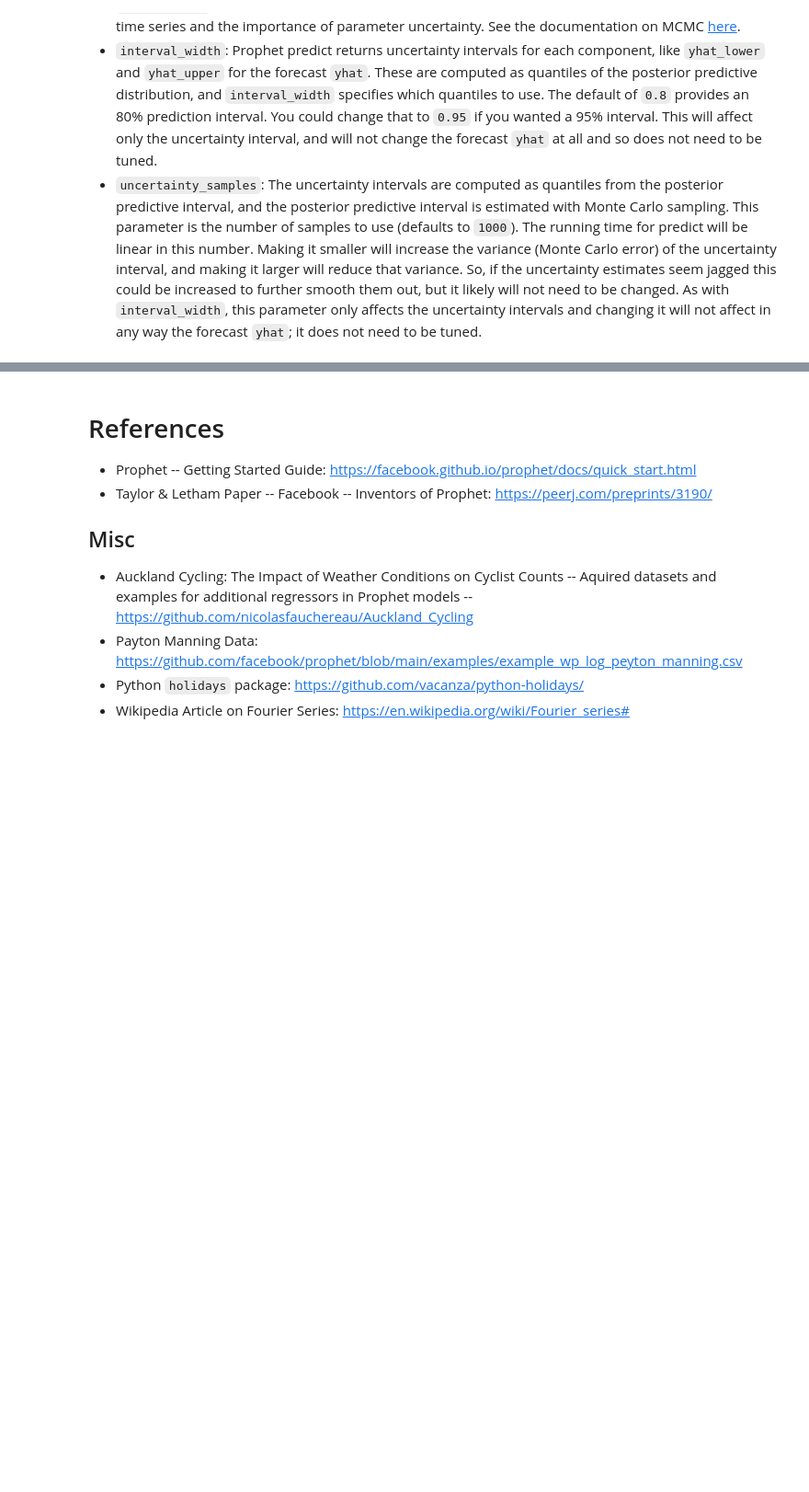
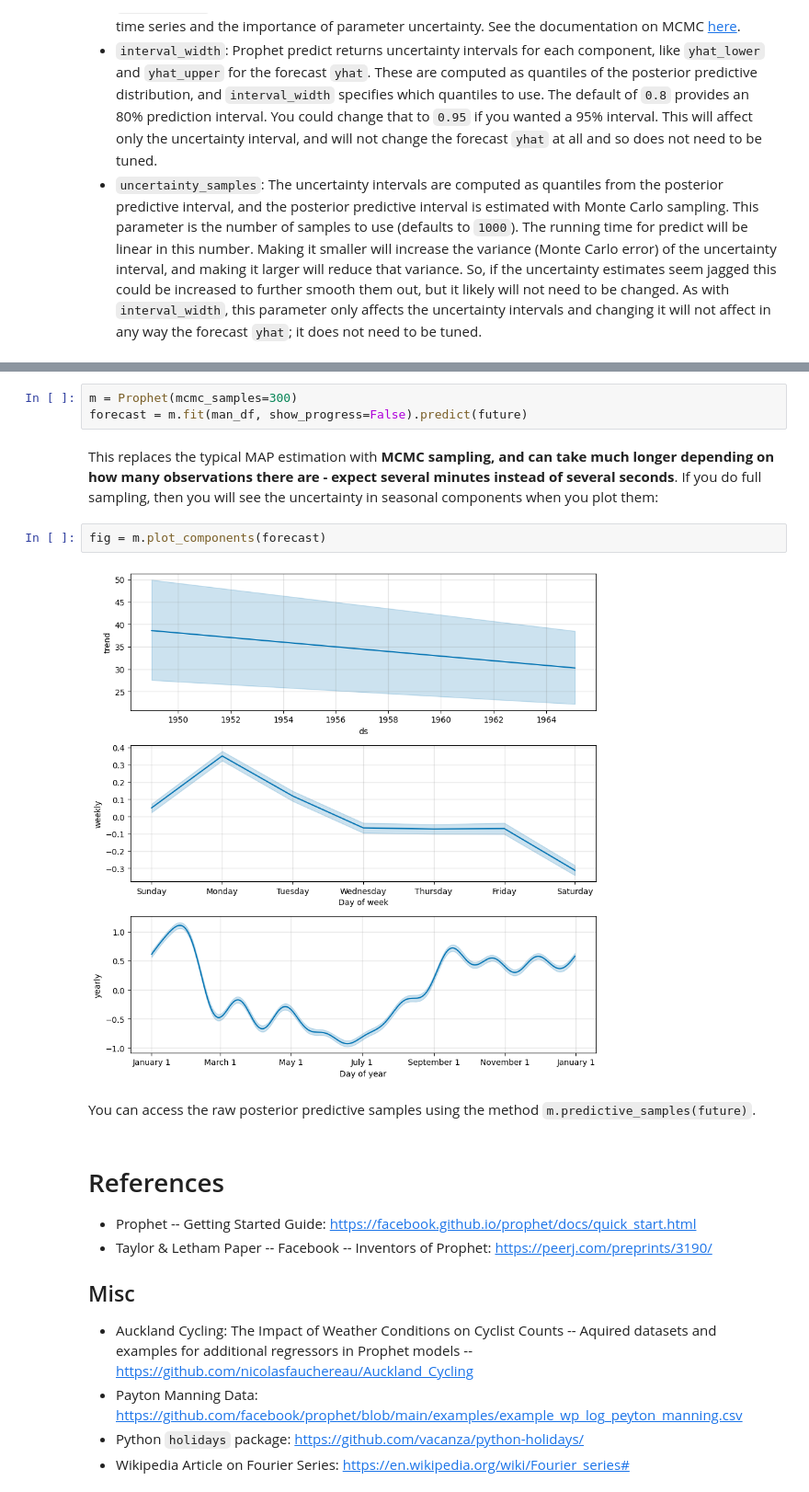
Before and after one commit to kdonavin/meta-prophet-guide, a Jupyter notebook: prophet.ipynb, the cells around one changed output, grey strips where cells are left out. Shown at 92% size. Saved outputs shown, nothing was run; the diff lists cells and outputs as text; blank space fills up the shorter version.

Commit message:
added uncertainty interval section

```diff
--- a/prophet.ipynb
+++ b/prophet.ipynb
@@ -885,3 +896,14 @@ Best RMSE:  292.77408913968543
+# %%
+m = Prophet(mcmc_samples=300)
+forecast = m.fit(man_df, show_progress=False).predict(future)
+# %% [markdown]
+This replaces the typical MAP estimation with **MCMC sampling, and can take much longer depending on how many observations there are - expect several minutes instead of several seconds**. If you do full sampling, then you will see the uncertainty in seasonal components when you plot them:
+# %%
+fig = m.plot_components(forecast)
+# %% [output]
+[figure, added]
+# %% [markdown]
+You can access the raw posterior predictive samples using the method `m.predictive_samples(future)`.
 # %% [markdown]
 # References
 
```
Also changed, not shown: parts of 26 cells of this notebook.
